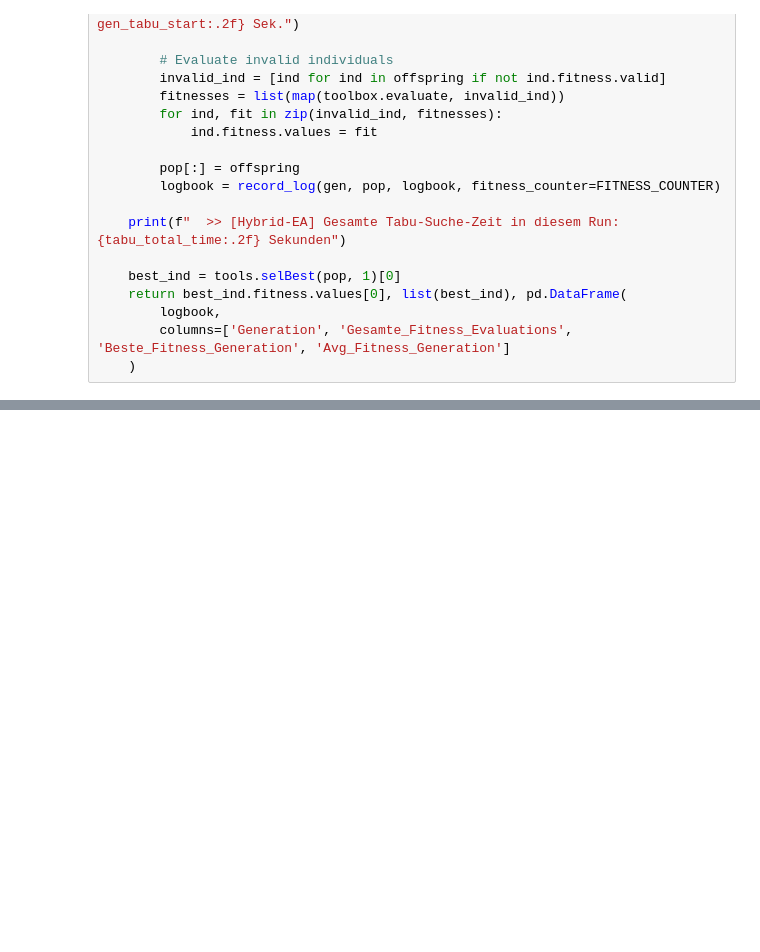
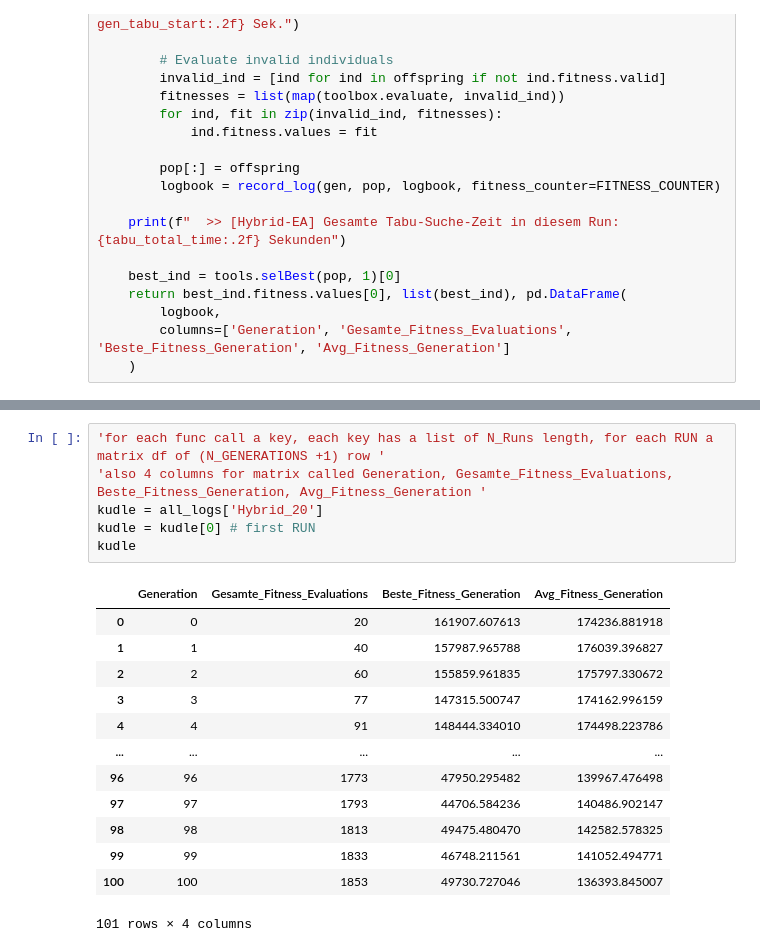
Before and after one commit to CoolhandinMotion/Natural_Computation_PS, a Jupyter notebook: Demo.ipynb, the cells around one changed output, grey strips where cells are left out. Cells and saved outputs as stored; diff of their text form; blank space fills up the shorter version.

```diff
--- a/Demo.ipynb
+++ b/Demo.ipynb
@@ -507,0 +476,20 @@ Beste gefundene Tour stammt von 'Hybrid_20' mit einer Länge von 49730.73
+# %%
+'for each func call a key, each key has a list of N_Runs length, for each RUN a matrix df of (N_GENERATIONS +1) row '
+'also 4 columns for matrix called Generation, Gesamte_Fitness_Evaluations, Beste_Fitness_Generation, Avg_Fitness_Generation '
+kudle = all_logs['Hybrid_20']
+kudle = kudle[0] # first RUN
+kudle
+# %% [output]
+|  | Generation | Gesamte_Fitness_Evaluations | Beste_Fitness_Generation | Avg_Fitness_Generation |
+| 0 | 0 | 20 | 161907.607613 | 174236.881918 |
+| 1 | 1 | 40 | 157987.965788 | 176039.396827 |
+| 2 | 2 | 60 | 155859.961835 | 175797.330672 |
+| 3 | 3 | 77 | 147315.500747 | 174162.996159 |
+| 4 | 4 | 91 | 148444.334010 | 174498.223786 |
+| ... | ... | ... | ... | ... |
+| 96 | 96 | 1773 | 47950.295482 | 139967.476498 |
+| 97 | 97 | 1793 | 44706.584236 | 140486.902147 |
+| 98 | 98 | 1813 | 49475.480470 | 142582.578325 |
+| 99 | 99 | 1833 | 46748.211561 | 141052.494771 |
+| 100 | 100 | 1853 | 49730.727046 | 136393.845007 |
+101 rows × 4 columns
```
Also changed, not shown: parts of 10 cells of this notebook, 2 other files.
